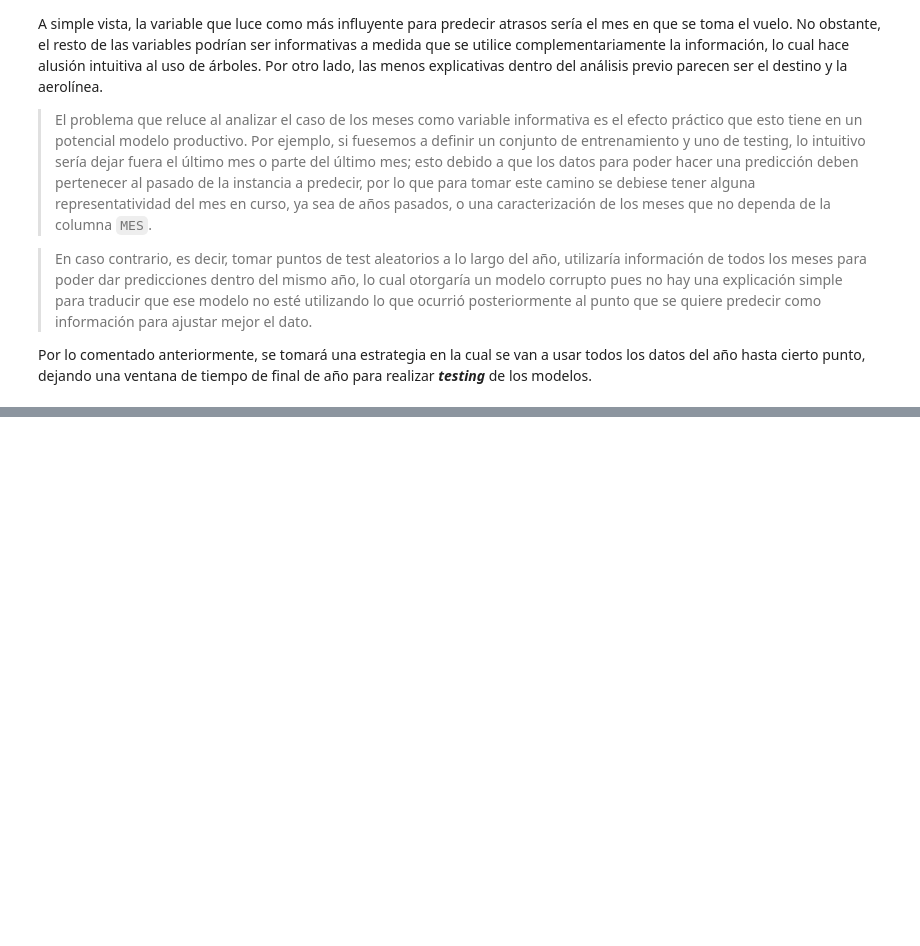
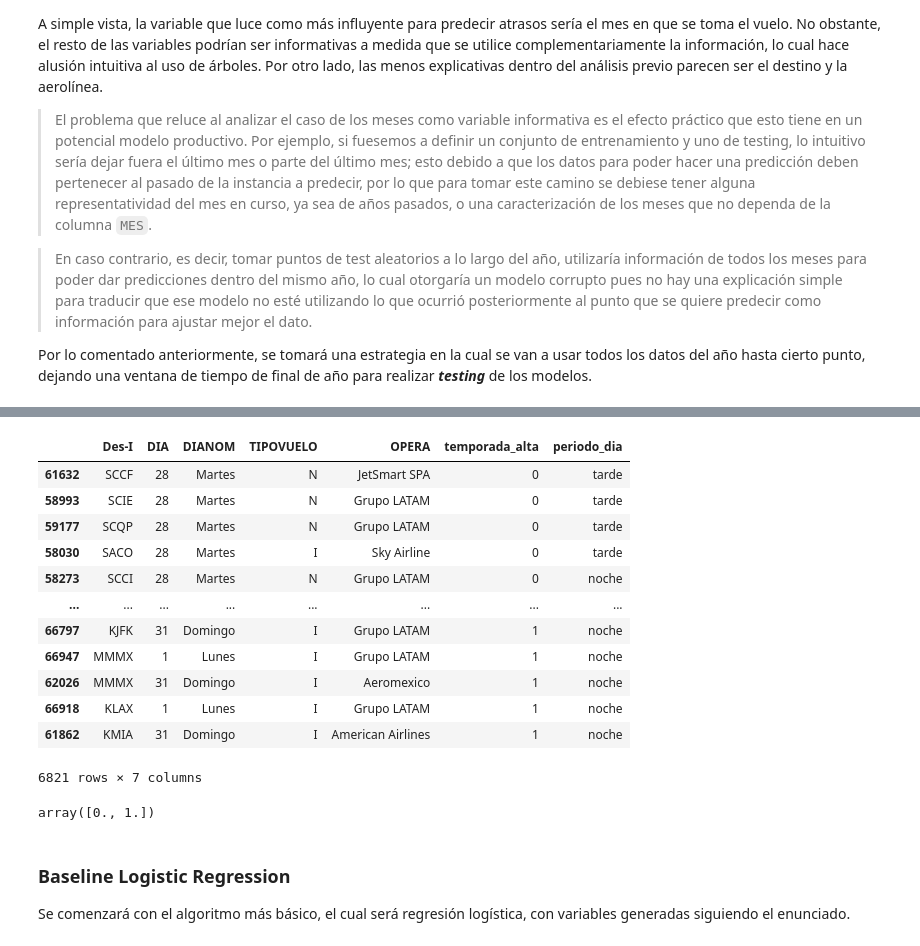
Before and after one commit to AlonsoLetelier/Data-Scientist-Challenge-LATAM, a Jupyter notebook: solutions.ipynb, the cells around one changed output, grey strips where cells are left out. Drawn from its saved outputs; the diff is of its cells as text; code cells hidden in the pictures; blank space fills up the shorter version.

```diff
--- a/solutions.ipynb
+++ b/solutions.ipynb
@@ -826,0 +850,12 @@ Por lo comentado anteriormente, se tomará una estrategia en la cual se van a us
+# %%
+# Sequentialy add values summer, autumn, winter, srping to climate_season.
+flight_delay_data['climate_season'] = (summer_cond_1 | summer_cond_2).replace({True: "summer"}).copy()
+
+flight_delay_data['climate_season'].loc[autumn_cond] = autumn_cond.replace({True: "autumn"}).copy()
+
+flight_delay_data['climate_season'].loc[winter_cond] = winter_cond.replace({True: "winter"}).copy()
+
+flight_delay_data['climate_season'].loc[spring_cond] = spring_cond.replace({True: "spring"}).copy()
+
+
+flight_delay_data['climate_season'].unique()
@@ -826,0 +868,10 @@ Por lo comentado anteriormente, se tomará una estrategia en la cual se van a us
+# %%
+# Define amount_flights_current_day.
+flight_delay_data['amount_flights_current_day'] = 0
+
+for (year, month, day), df_current_day in flight_delay_data[["Fecha-I","Des-I"]].groupby(
+    [flight_delay_data["Fecha-I"].dt.year,
+     flight_delay_data["Fecha-I"].dt.month,
+     flight_delay_data["Fecha-I"].dt.day]
+):
+    flight_delay_data['amount_flights_current_day'].loc[df_current_day.index] = df_current_day.count()['Fecha-I']
@@ -826,0 +897,42 @@ Por lo comentado anteriormente, se tomará una estrategia en la cual se van a us
+# %%
+categorical_variables = ["Des-I", "DIA", "DIANOM", "TIPOVUELO", "OPERA", "temporada_alta", "periodo_dia"]
+numeric_variables = []
+baseline_logistic_regression_variables = categorical_variables + numeric_variables
+flight_delay_data_sorted = flight_delay_data.sort_values(by='Fecha-I')
+
+# Define the DataFrame to work with, sorting values by date in order to get the expected result
+X = flight_delay_data_sorted[baseline_logistic_regression_variables]
+
+y = flight_delay_data_sorted.atraso_15.astype('float')
+
+X_train, X_test, y_train, y_test = train_test_split(
+    X,
+    y,
+    test_size=0.1,
+    shuffle=False
+)
+# %%
+# 10% of the general dataframe corresponds to December plus a couple of November days.
+X_test
+# %% [output]
+|  | Des-I | DIA | DIANOM | TIPOVUELO | OPERA | temporada_alta | periodo_dia |
+| 61632 | SCCF | 28 | Martes | N | JetSmart SPA | 0 | tarde |
+| 58993 | SCIE | 28 | Martes | N | Grupo LATAM | 0 | tarde |
+| 59177 | SCQP | 28 | Martes | N | Grupo LATAM | 0 | tarde |
+| 58030 | SACO | 28 | Martes | I | Sky Airline | 0 | tarde |
+| 58273 | SCCI | 28 | Martes | N | Grupo LATAM | 0 | noche |
+| ... | ... | ... | ... | ... | ... | ... | ... |
+| 66797 | KJFK | 31 | Domingo | I | Grupo LATAM | 1 | noche |
+| 66947 | MMMX | 1 | Lunes | I | Grupo LATAM | 1 | noche |
+| 62026 | MMMX | 31 | Domingo | I | Aeromexico | 1 | noche |
+| 66918 | KLAX | 1 | Lunes | I | Grupo LATAM | 1 | noche |
+| 61862 | KMIA | 31 | Domingo | I | American Airlines | 1 | noche |
+6821 rows × 7 columns
+# %%
+y_train.unique()
+# %% [output]
+array([0., 1.])
+# %% [markdown]
+### Baseline Logistic Regression
+
+Se comenzará con el algoritmo más básico, el cual será regresión logística, con variables generadas siguiendo el enunciado.
```
Also changed, not shown: parts of 36 cells of this notebook.
